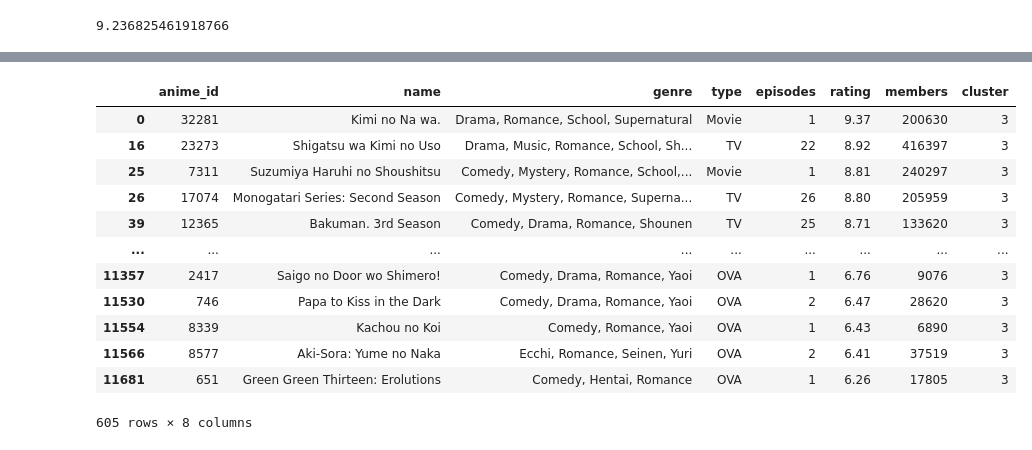
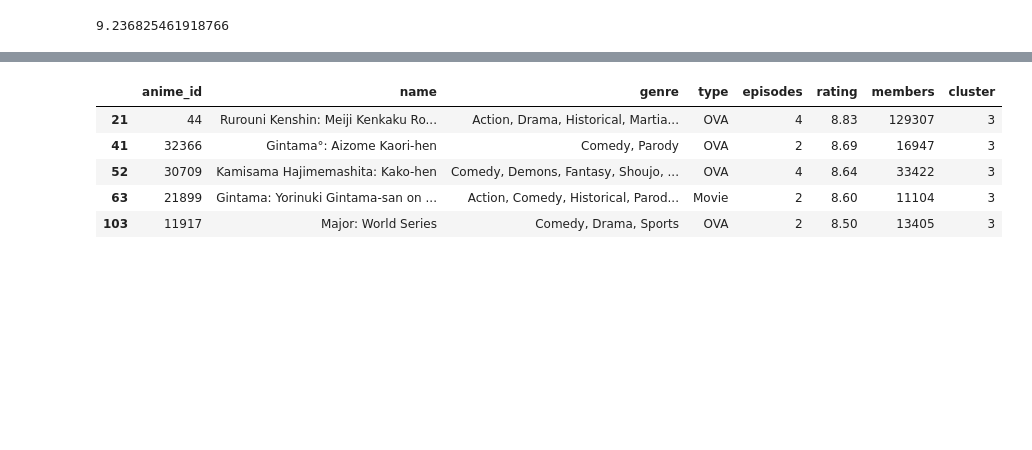
Before and after one commit to Rinten-0123/anime-recommend-system, a Jupyter notebook: Anime-recommend-system.ipynb, the cells around one changed output, grey strips where cells are left out. Saved outputs shown, nothing was run; the diff lists cells and outputs as text; code cells hidden in the pictures; blank space fills up the shorter version.

```diff
--- a/Anime-recommend-system.ipynb
+++ b/Anime-recommend-system.ipynb
@@ -368,8 +408 @@ clustering_data = pd.concat([new_anime_data, one_hot_encoding], axis=1)
 clustering_data["episodes"] = pd.to_numeric(clustering_data["episodes"], errors="coerce")
-# %%
-from sklearn.preprocessing import LabelEncoder
-le = LabelEncoder()
-encoded = le.fit_transform(clustering_data["type"].values)
-decoded = le.inverse_transform(encoded)
-clustering_data["type_number"] = encoded
-clustering_data
@@ -389,0 +422,8 @@ clustering_data
+# %%
+#episodesを範囲に分けてダミー変数にする
+clustering_data["episode_under_less1"] = clustering_data["episodes"].apply(lambda x: 1 if x <= 1 else 0)
+clustering_data["episode_under_less5"] = clustering_data["episodes"].apply(lambda x: 1 if 1 < x <= 5 else 0)
+clustering_data["episode_under_less12"] = clustering_data["episodes"].apply(lambda x: 1 if 5 < x <= 12 else 0)
+clustering_data["episode_under_less36"] = clustering_data["episodes"].apply(lambda x: 1 if 12 < x <= 36 else 0)
+clustering_data["episode_under_over"] = clustering_data["episodes"].apply(lambda x: 1 if x > 36 else 0)
+clustering_data
@@ -390,5 +444,6 @@ clustering_data
 # %%
-new_clustering_data = clustering_data.drop(columns=["anime_id", "name", "genre", "type", "episodes", "rating", "members", "type_number"])
+#必要のないカラムを削除
+new_clustering_data = clustering_data.drop(columns=["anime_id", "name", "genre", "type", "episodes", "rating", "members"])
 new_clustering_data
 # %% [output]
 |  | Action | Adventure | Cars | Comedy | Dementia | Demons | Drama | Ecchi | Fantasy | Game | ... | ... |
@@ -451,6 +506,6 @@ plt.show()
 # %%
 #K-Means
-n_clusters = 6
+n_clusters = 8
 km = KMeans(n_clusters=n_clusters)
 km.fit_predict(new_clustering_data)
 cluster_labels = km.predict(new_clustering_data)
@@ -519,17 +556,11 @@ new_anime_data[new_anime_data["cluster"] == 2]
 # %%
-new_anime_data[new_anime_data["cluster"] == 3]
+#クラスター3を集計
+new_anime_data[new_anime_data["cluster"] == 3].head(5)
 # %% [output]
 |  | anime_id | name | genre | type | episodes | rating | members | cluster |
-| 0 | 32281 | Kimi no Na wa. | Drama, Romance, School, Supernatural | Movie | 1 | 9.37 | 200630 | 3 |
-| 16 | 23273 | Shigatsu wa Kimi no Uso | Drama, Music, Romance, School, Sh... | TV | 22 | 8.92 | 416397 | 3 |
-| 25 | 7311 | Suzumiya Haruhi no Shoushitsu | Comedy, Mystery, Romance, School,... | Movie | 1 | 8.81 | 240297 | 3 |
-| 26 | 17074 | Monogatari Series: Second Season | Comedy, Mystery, Romance, Superna... | TV | 26 | 8.80 | 205959 | 3 |
-| 39 | 12365 | Bakuman. 3rd Season | Comedy, Drama, Romance, Shounen | TV | 25 | 8.71 | 133620 | 3 |
-| ... | ... | ... | ... | ... | ... | ... | ... | ... |
-| 11357 | 2417 | Saigo no Door wo Shimero! | Comedy, Drama, Romance, Yaoi | OVA | 1 | 6.76 | 9076 | 3 |
-| 11530 | 746 | Papa to Kiss in the Dark | Comedy, Drama, Romance, Yaoi | OVA | 2 | 6.47 | 28620 | 3 |
-| 11554 | 8339 | Kachou no Koi | Comedy, Romance, Yaoi | OVA | 1 | 6.43 | 6890 | 3 |
-| 11566 | 8577 | Aki-Sora: Yume no Naka | Ecchi, Romance, Seinen, Yuri | OVA | 2 | 6.41 | 37519 | 3 |
-| 11681 | 651 | Green Green Thirteen: Erolutions | Comedy, Hentai, Romance | OVA | 1 | 6.26 | 17805 | 3 |
+| 21 | 44 | Rurouni Kenshin: Meiji Kenkaku Ro... | Action, Drama, Historical, Martia... | OVA | 4 | 8.83 | 129307 | 3 |
+| 41 | 32366 | Gintama°: Aizome Kaori-hen | Comedy, Parody | OVA | 2 | 8.69 | 16947 | 3 |
+| 52 | 30709 | Kamisama Hajimemashita: Kako-hen | Comedy, Demons, Fantasy, Shoujo, ... | OVA | 4 | 8.64 | 33422 | 3 |
+| 63 | 21899 | Gintama: Yorinuki Gintama-san on ... | Action, Comedy, Historical, Parod... | Movie | 2 | 8.60 | 11104 | 3 |
+| 103 | 11917 | Major: World Series | Comedy, Drama, Sports | OVA | 2 | 8.50 | 13405 | 3 |
-605 rows × 8 columns
 # %%
```
Also changed, not shown: parts of 32 cells of this notebook.
